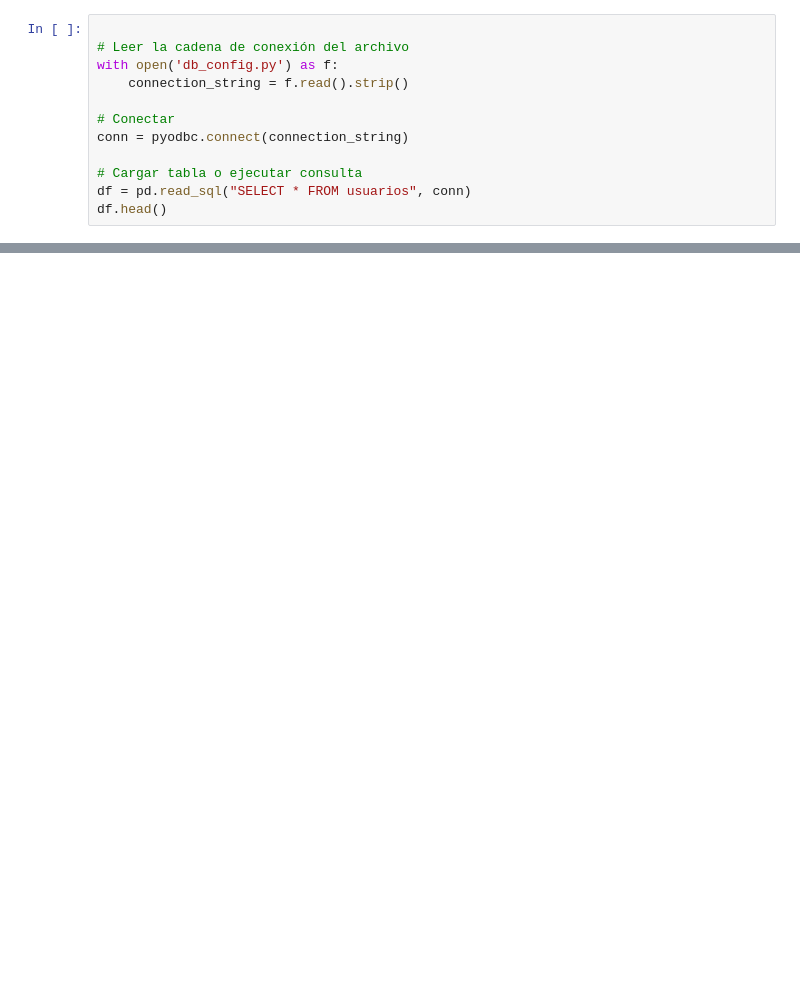
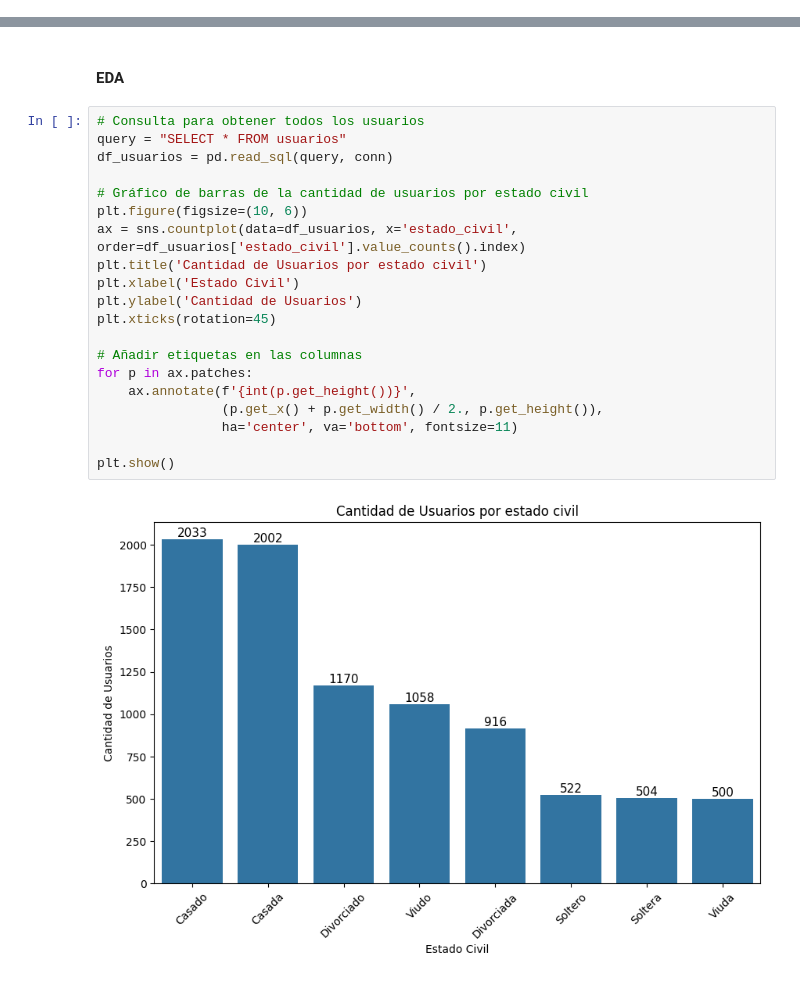
Before and after one commit to vfpomer/banco_creditos, a Jupyter notebook: notebooks/banco_EDA.ipynb, the cells around one changed output, grey strips where cells are left out. Saved outputs shown, nothing was run; the diff lists cells and outputs as text; blank space fills up the shorter version.

```diff
--- a/notebooks/banco_EDA.ipynb
+++ b/notebooks/banco_EDA.ipynb
@@ -53,12 +43,0 @@ Contraseña cargada: True
-# %%
-
-# Leer la cadena de conexión del archivo
-with open('db_config.py') as f:
-    connection_string = f.read().strip()
-
-# Conectar
-conn = pyodbc.connect(connection_string)
-
-# Cargar tabla o ejecutar consulta
-df = pd.read_sql("SELECT * FROM usuarios", conn)
-df.head()
@@ -64,0 +191,24 @@ df.head()
+# %% [markdown]
+#### EDA
+# %%
+# Consulta para obtener todos los usuarios
+query = "SELECT * FROM usuarios"
+df_usuarios = pd.read_sql(query, conn)
+
+# Gráfico de barras de la cantidad de usuarios por estado civil
+plt.figure(figsize=(10, 6))
+ax = sns.countplot(data=df_usuarios, x='estado_civil', order=df_usuarios['estado_civil'].value_counts().index)
+plt.title('Cantidad de Usuarios por estado civil')
+plt.xlabel('Estado Civil')
+plt.ylabel('Cantidad de Usuarios')
+plt.xticks(rotation=45)
+
+# Añadir etiquetas en las columnas
+for p in ax.patches:
+    ax.annotate(f'{int(p.get_height())}',
+                (p.get_x() + p.get_width() / 2., p.get_height()),
+                ha='center', va='bottom', fontsize=11)
+
+plt.show()
+# %% [output]
+[figure, added]
```
Also changed, not shown: parts of 49 cells of this notebook, 2 other files.
